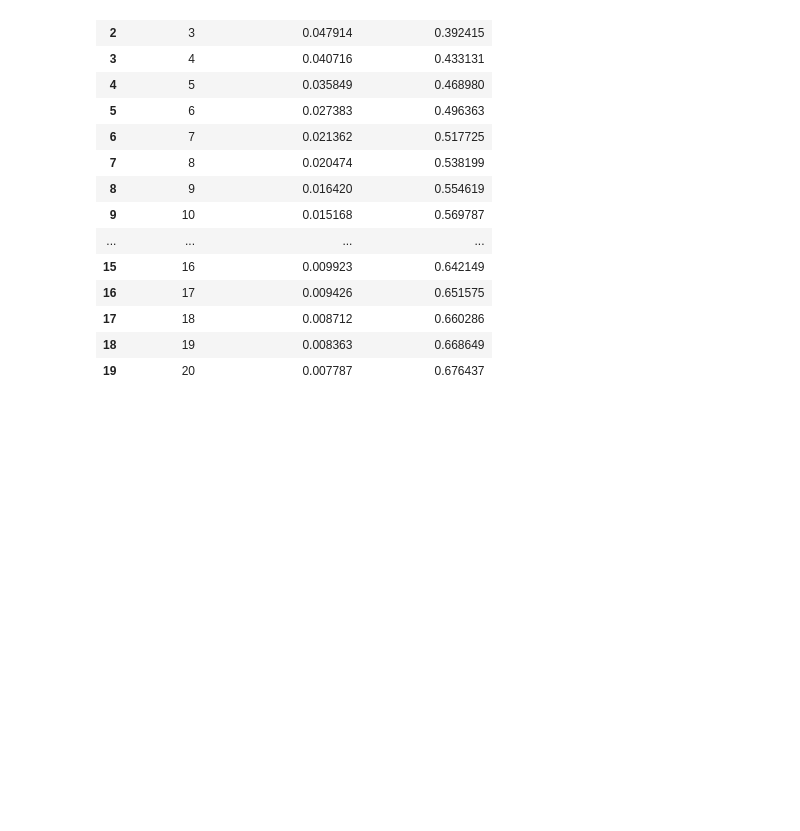
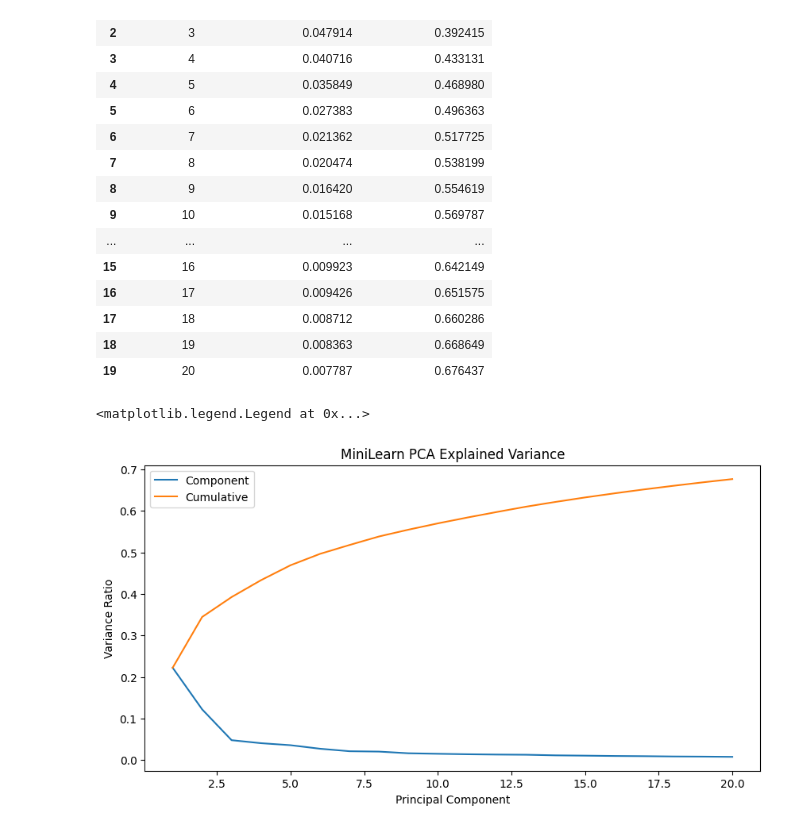
Before and after one commit to daley-tyler/Project_CSE432-532, a Jupyter notebook: SER_Project/notebooks/Dimension_Reduction_12.ipynb, the cells around one changed output. Cells and saved outputs as stored; diff of their text form; code cells hidden in the pictures; blank space fills up the shorter version.

Commit message:
pca visual for variance

```diff
--- a/SER_Project/notebooks/Dimension_Reduction_12.ipynb
+++ b/SER_Project/notebooks/Dimension_Reduction_12.ipynb
@@ -84,3 +84,14 @@ var_df
 | 17 | 18 | 0.008712 | 0.660286 |
 | 18 | 19 | 0.008363 | 0.668649 |
 | 19 | 20 | 0.007787 | 0.676437 |
+# %%
+plt.figure(figsize=(10,5))
+plt.plot(var_df["component"], var_df["explained_variance_ratio"], label="Component")
+plt.plot(var_df["component"], var_df["cumulative_variance"], label="Cumulative")
+plt.title("MiniLearn PCA Explained Variance")
+plt.xlabel("Principal Component")
+plt.ylabel("Variance Ratio")
+plt.legend()
+# %% [output]
+<matplotlib.legend.Legend at 0x...>
+[figure, added]
```
